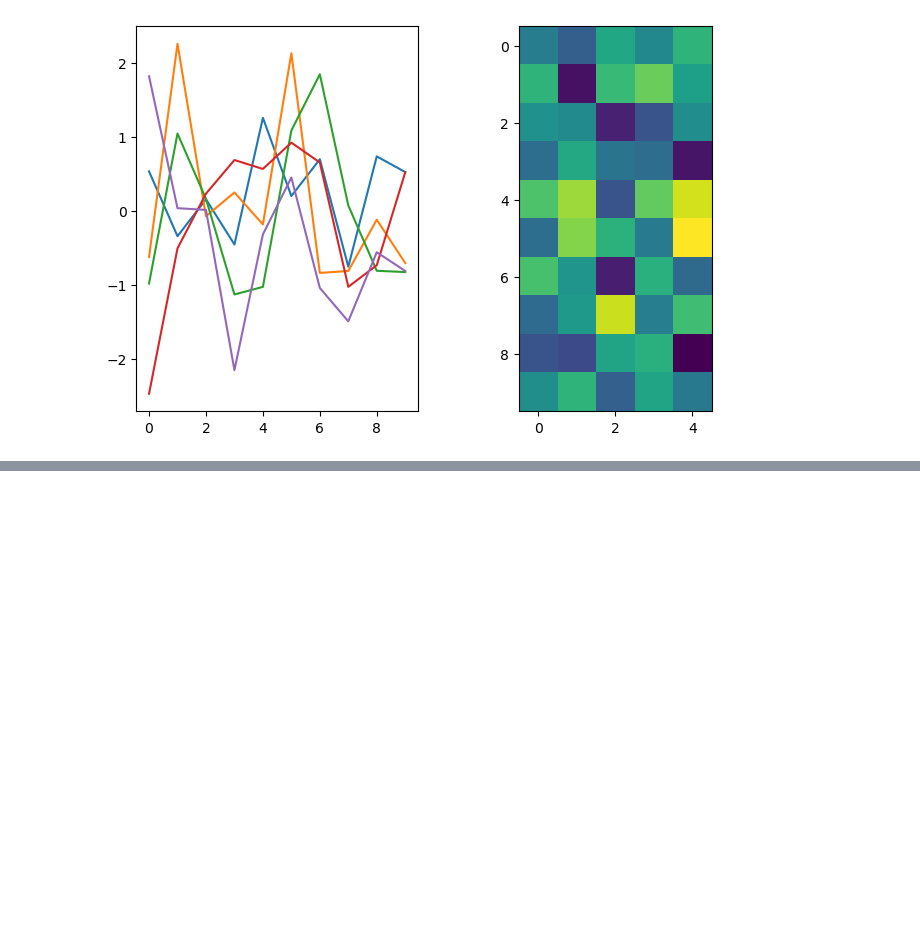
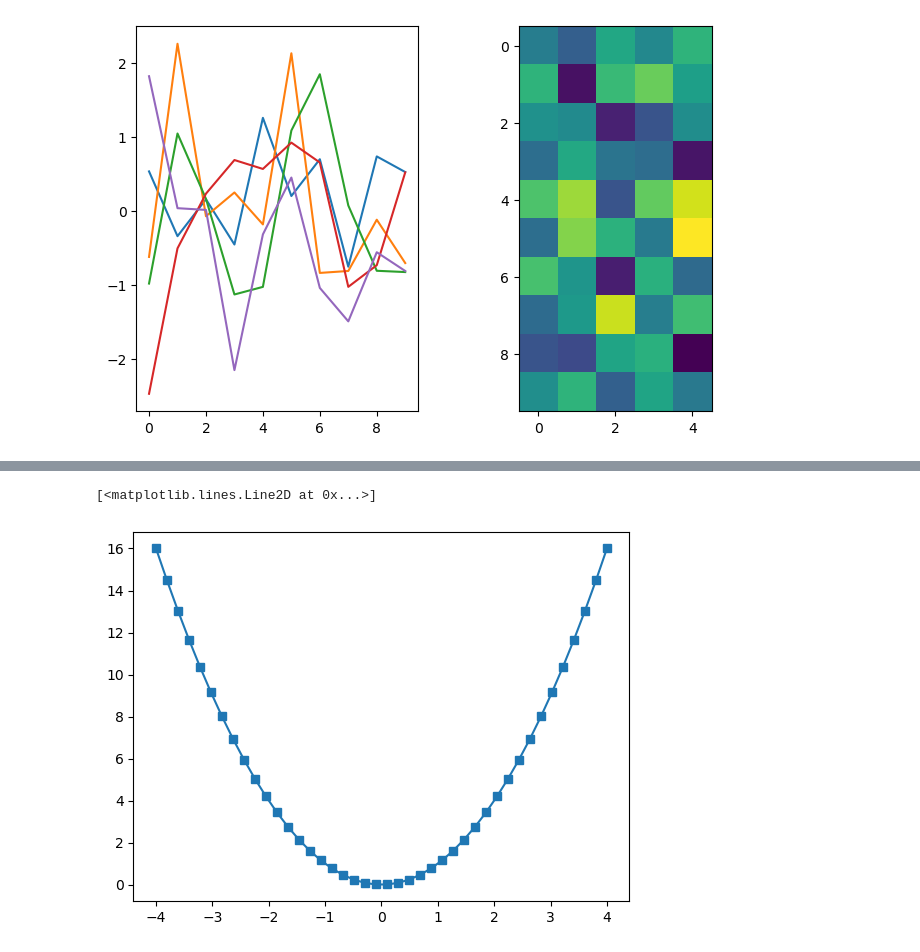
Before and after one commit to refigo/mathematics-vault, a Jupyter notebook: Linear_Algebra/linarg4ds/python_tutorial/python_tutorial.ipynb, the cells around one changed output, grey strips where cells are left out. Cells and saved outputs as stored; diff of their text form; code cells hidden in the pictures; blank space fills up the shorter version.

```diff
--- a/Linear_Algebra/linarg4ds/python_tutorial/python_tutorial.ipynb
+++ b/Linear_Algebra/linarg4ds/python_tutorial/python_tutorial.ipynb
@@ -144,0 +159,7 @@ axs[1].imshow(np.random.randn(10,5)) # 3) image plot on the right
+# %%
+x = np.linspace(-4,4,42)
+y = x**2
+plt.plot(x,y,'s-')
+# %% [output]
+[<matplotlib.lines.Line2D at 0x...>]
+[figure, added]
```
Also changed, not shown: parts of 5 cells of this notebook.
